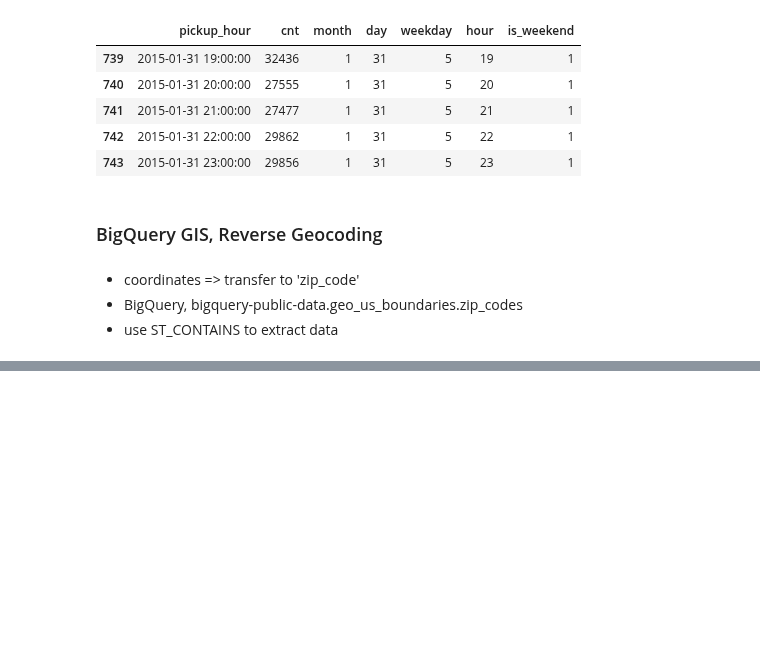
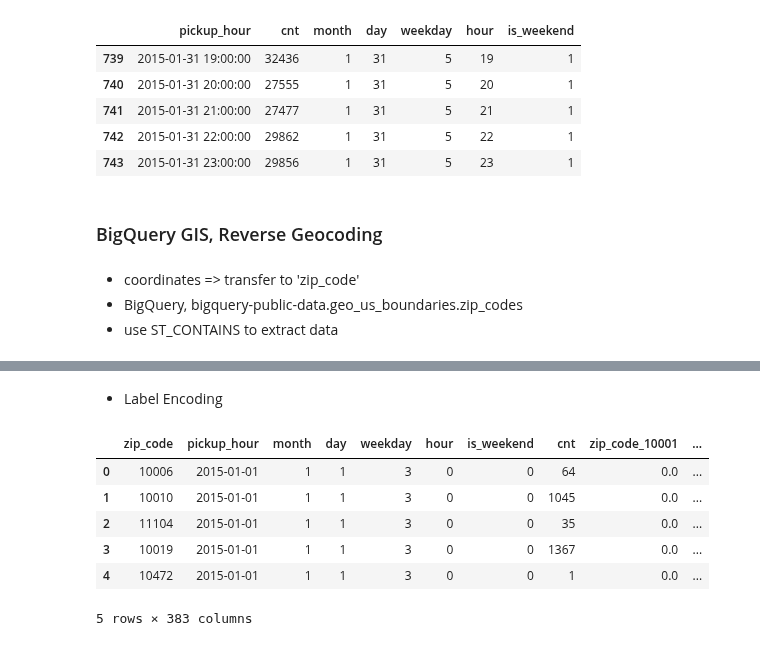
Before and after one commit to YoungJae-Hur/Data-science, a Jupyter notebook: project-NY-taxi-prediction/3. base modeling.ipynb, the cells around one changed output, grey strips where cells are left out. Saved outputs shown, nothing was run; the diff lists cells and outputs as text; code cells hidden in the pictures; blank space fills up the shorter version.

Commit message:
Finalize base modeling

```diff
--- a/project-NY-taxi-prediction/3. base modeling.ipynb
+++ b/project-NY-taxi-prediction/3. base modeling.ipynb
@@ -196,0 +231,7 @@ df.tail()
+# %%
+# run query and get data from bigquery
+query_job = bigquery_client.query(base_query) #API request
+
+# data into dataframe
+df = query_job.to_dataframe()
+df.head()
@@ -196,0 +248,3 @@ df.tail()
+# %%
+enc = OneHotEncoder(handle_unknown='ignore')
+enc.fit(df[['zip_code']])
@@ -196,0 +255,4 @@ df.tail()
+# %%
+one_output = enc.transform(df[['zip_code']]).toarray()
+oh_feature_df = pd.concat([df, pd.DataFrame(one_output, columns='zip_code_'+enc.categories_[0])], axis=1)
+oh_feature_df.head(3)
@@ -196,0 +265,15 @@ df.tail()
+# %% [markdown]
+- Label Encoding
+# %%
+le = LabelEncoder()
+le.fit(df['zip_code'])
+oh_feature_df['zip_code_le']=le.transform(oh_feature_df['zip_code'])
+oh_feature_df.head()
+# %% [output]
+|  | zip_code | pickup_hour | month | day | weekday | hour | is_weekend | cnt | zip_code_10001 | ... |
+| 0 | 10006 | 2015-01-01 | 1 | 1 | 3 | 0 | 0 | 64 | 0.0 | ... |
+| 1 | 10010 | 2015-01-01 | 1 | 1 | 3 | 0 | 0 | 1045 | 0.0 | ... |
+| 2 | 11104 | 2015-01-01 | 1 | 1 | 3 | 0 | 0 | 35 | 0.0 | ... |
+| 3 | 10019 | 2015-01-01 | 1 | 1 | 3 | 0 | 0 | 1367 | 0.0 | ... |
+| 4 | 10472 | 2015-01-01 | 1 | 1 | 3 | 0 | 0 | 1 | 0.0 | ... |
+5 rows × 383 columns
```
Also changed, not shown: parts of 20 cells of this notebook.
